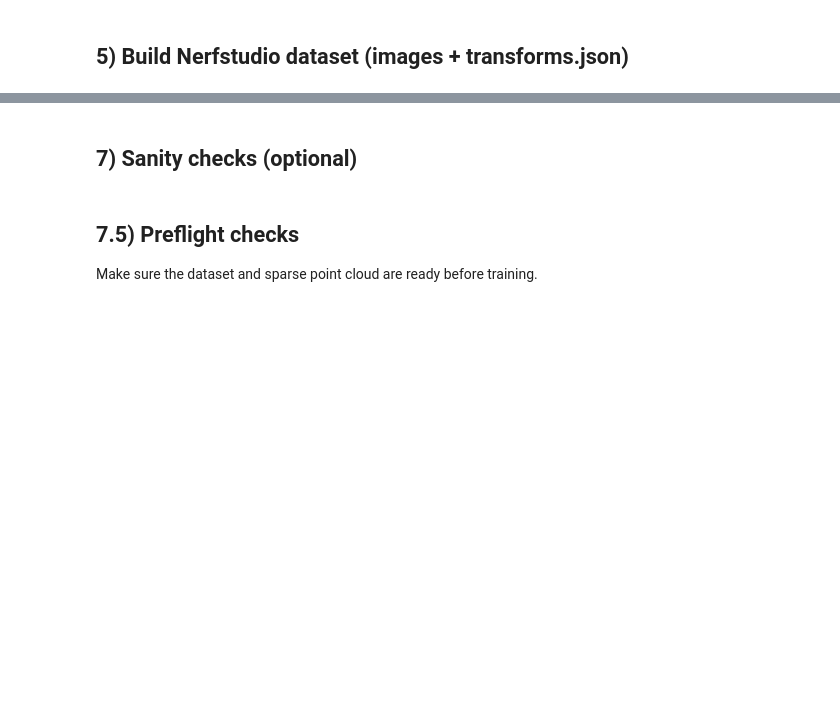
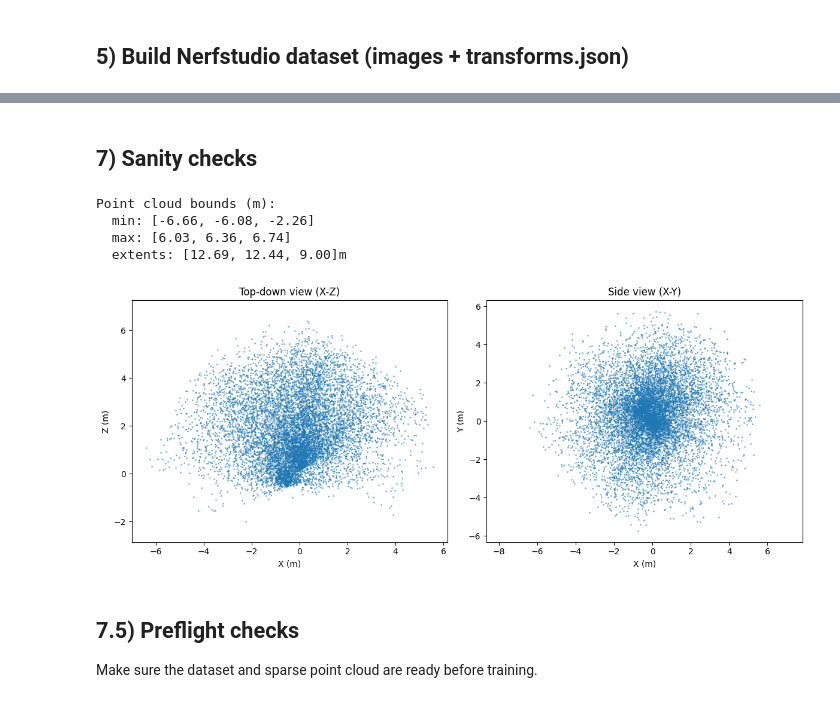
Before and after one commit to scottstts/Dream-Brush, a Jupyter notebook: training/train_3dgs.ipynb, the cells around one changed output, grey strips where cells are left out. Cells and saved outputs as stored; diff of their text form; code cells hidden in the pictures; blank space fills up the shorter version.

```diff
--- a/training/train_3dgs.ipynb
+++ b/training/train_3dgs.ipynb
@@ -274,8 +365,11 @@ for frame_id in tqdm(frame_ids, desc="Processing frames"):
     fx, fy, cx, cy, w, h = intrinsics_from_meta(meta)
     intrinsics_list.append([fx, fy, cx, cy, w, h])
 
-    # Copy image
-    src_img = keyframes_dir / f"{frame_id:06d}.jpg" if USE_KEYFRAMES else frames_rgb_dir / f"{frame_id:06d}.jpg"
+    # Copy image - always from frames/rgb for consistency (even for keyframe IDs)
+    src_img = frames_rgb_dir / f"{frame_id:06d}.jpg"
+    if not src_img.exists() and USE_KEYFRAMES:
+        # Fallback to keyframes dir if frame not in rgb
+        src_img = keyframes_dir / f"{frame_id:06d}.jpg"
     dst_img = images_dir / f"{frame_id:06d}.jpg"
     if not dst_img.exists():
         shutil.copy2(src_img, dst_img)
@@ -311,4 +405,7 @@ transforms = {
 }
 
 (dataset_dir / "transforms.json").write_text(json.dumps(transforms, indent=2))
-print("Wrote transforms.json to", dataset_dir)
+print(f"Wrote transforms.json to {dataset_dir}")
+print(f"  - {len(frames)} frames")
+print(f"  - Image resolution: {w}x{h}")
+print(f"  - Focal length: fx={fx:.1f}, fy={fy:.1f}")
@@ -435,22 +553,49 @@ print("Wrote sparse point cloud:", sparse_path)
 # %% [markdown]
-## 7) Sanity checks (optional)
+## 7) Sanity checks
 # %%
 # Basic bbox sanity check
 mins = points.min(axis=0)
 maxs = points.max(axis=0)
+extents = maxs - mins
 print("Point cloud bounds (m):")
-print("  min:", mins)
-print("  max:", maxs)
+print(f"  min: [{mins[0]:.2f}, {mins[1]:.2f}, {mins[2]:.2f}]")
+print(f"  max: [{maxs[0]:.2f}, {maxs[1]:.2f}, {maxs[2]:.2f}]")
+print(f"  extents: [{extents[0]:.2f}, {extents[1]:.2f}, {extents[2]:.2f}]m")
+
+# Warn if scene is very large
+if extents.max() > 20:
+    print("\n⚠️  WARNING: Scene extents are large. Check for outlier depth values.")
 
 # Quick 2D scatter preview (top-down XZ)
 import matplotlib.pyplot as plt
 
-sample = points[np.random.choice(points.shape[0], min(5000, points.shape[0]), replace=False)]
-plt.figure(figsize=(6, 6))
-plt.scatter(sample[:, 0], sample[:, 2], s=1)
-plt.title("Top-down view (X-Z)")
-plt.axis("equal")
+sample_count = min(10000, points.shape[0])
+sample = points[np.random.choice(points.shape[0], sample_count, replace=False)]
+
+fig, axes = plt.subplots(1, 2, figsize=(12, 5))
+
+# Top-down view (X-Z)
+axes[0].scatter(sample[:, 0], sample[:, 2], s=1, alpha=0.5)
+axes[0].set_title("Top-down view (X-Z)")
+axes[0].set_xlabel("X (m)")
+axes[0].set_ylabel("Z (m)")
+axes[0].axis("equal")
+
+# Side view (X-Y)
+axes[1].scatter(sample[:, 0], sample[:, 1], s=1, alpha=0.5)
+axes[1].set_title("Side view (X-Y)")
+axes[1].set_xlabel("X (m)")
+axes[1].set_ylabel("Y (m)")
+axes[1].axis("equal")
+
+plt.tight_layout()
 plt.show()
+# %% [output]
+Point cloud bounds (m):
+  min: [-6.66, -6.08, -2.26]
+  max: [6.03, 6.36, 6.74]
+  extents: [12.69, 12.44, 9.00]m
+[figure, added]
 # %% [markdown]
 ## 7.5) Preflight checks
 
```
Also changed, not shown: parts of 18 cells of this notebook, 4 other files.
